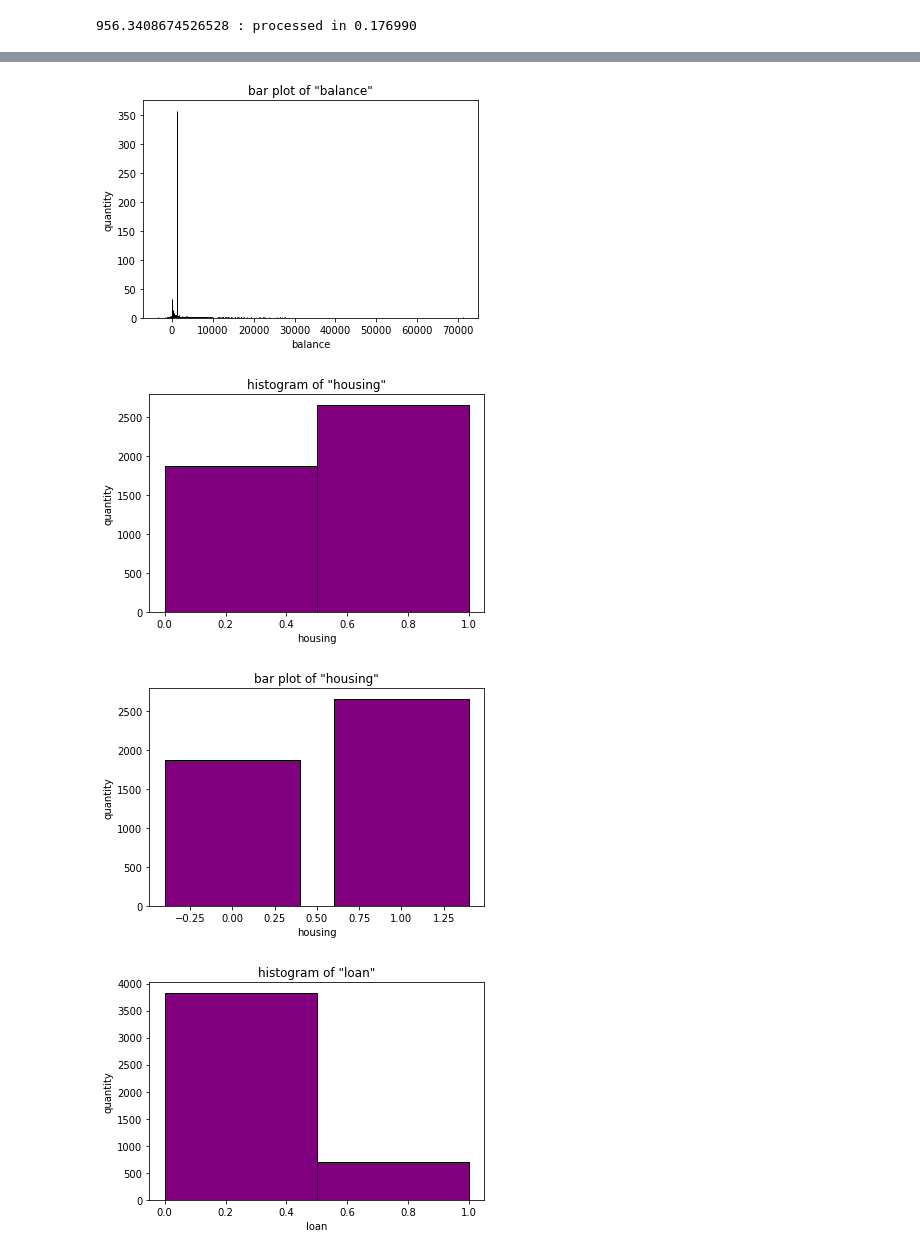
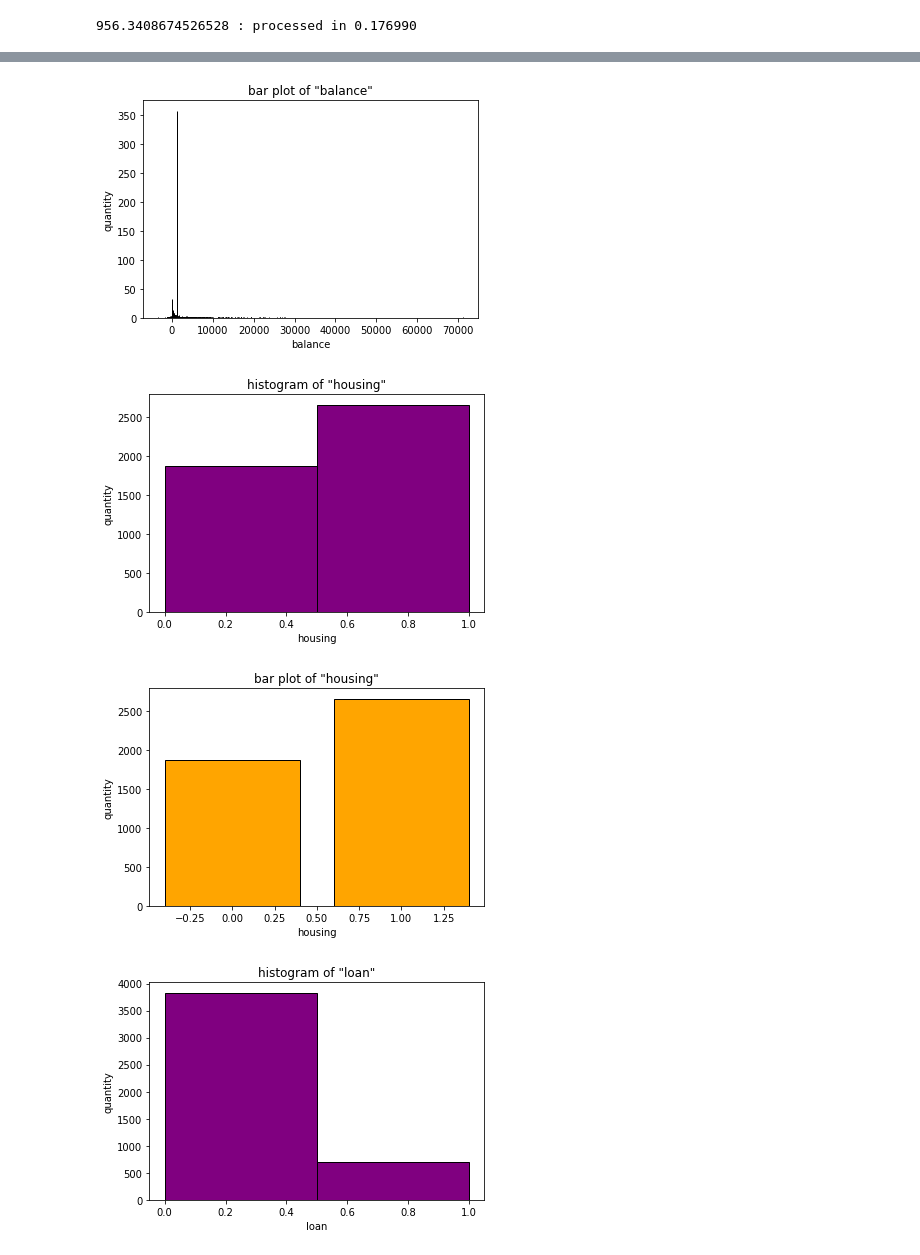
Before and after one commit to ALotov2000/ut-ai-assignment0, a Jupyter notebook: AI-CA0.ipynb, the cells around one changed output, grey strips where cells are left out. Cells and saved outputs as stored; diff of their text form; code cells hidden in the pictures.

Commit message:
changed the color of the bar plots

```diff
--- a/AI-CA0.ipynb
+++ b/AI-CA0.ipynb
@@ -235,7 +235,7 @@ for col in df:
   plot.bar(
             df[col].value_counts(sort=False).index,
             df[col].value_counts(sort=False).values,
-            color='purple',
+            color='orange',
             edgecolor='black')
   plot.show()
 # %% [output]
@@ -248,5 +248,5 @@ for col in df:
 [figure]
 [figure]
 [figure]
-[figure, old version]
+[figure, new version]
 [figure]
```
Also changed, not shown: parts of 1 cell of this notebook.
